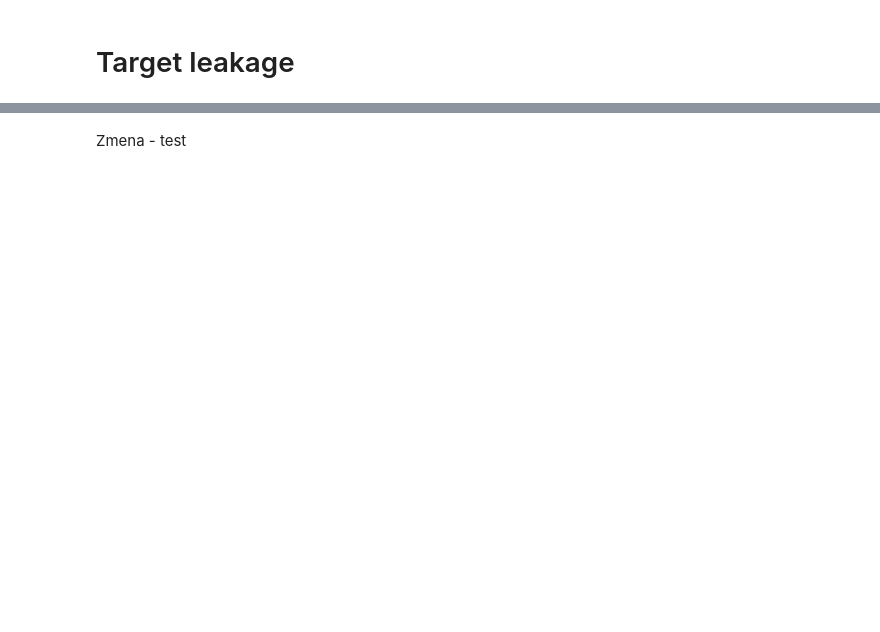
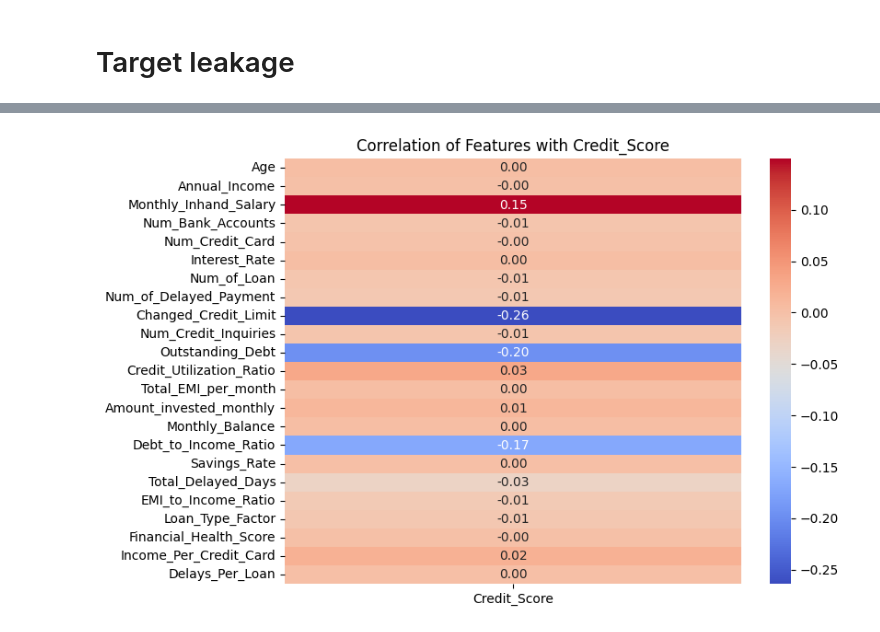
Before and after one commit to vkraus/bigdata_team7, a Jupyter notebook: Team7_Block3.ipynb, the cells around one changed output, grey strips where cells are left out. Drawn from its saved outputs; the diff is of its cells as text; code cells hidden in the pictures; blank space fills up the shorter version.

```diff
--- a/Team7_Block3.ipynb
+++ b/Team7_Block3.ipynb
@@ -174,6 +331,6 @@ numeric_columns = ["Age", "Annual_Income", "Monthly_Inhand_Salary",
 
 # Převod každého sloupce na číselný typ s ošetřením chybějících nebo neplatných hodnot
 for column in numeric_columns:
-    data = data.withColumn(column, col(column).cast("double"))
+    data = new_df_train.withColumn(column, col(column).cast("double"))
 
 data.show()
@@ -392,2 +710,60 @@ else:  # Handle categorical target variable
-# %% [markdown]
-Zmena - test
+# %%
+target_column = "Credit_Score"  # Replace with your target variable
+
+# 1. Correlation analysis (for numeric target)
+# Convert the column to a Pandas Series for type checking
+target_column_type = new_data.select(target_column).toPandas()[target_column].dtype
+
+# Check if the target column is numeric or object (string)
+if pd.api.types.is_numeric_dtype(target_column_type):
+    # Convert to Pandas DataFrame for correlation calculation
+    pandas_df = new_data[all_features + [target_column]].toPandas()
+    correlation_matrix = pandas_df.corr()
+
+    # Extract correlations with the target column
+    target_correlations = correlation_matrix[[target_column]].drop(index=target_column)
+
+    # Plot heatmap
+    plt.figure(figsize=(8, 6))
+    sns.heatmap(
+        target_correlations,
+        annot=True,
+        cmap="coolwarm",
+        fmt=".2f",
+        cbar=True,
+        yticklabels=target_correlations.index
+    )
+    plt.title(f"Correlation of Features with {target_column}")
+    plt.show()
+
+else:  # Handle categorical target variable
+    # Convert 'Credit_Score' to numerical representation
+    from pyspark.sql.functions import when
+
+    new_data = new_data.withColumn(
+        target_column,
+        when(col(target_column) == "Good", 1)
+        .when(col(target_column) == "Standard", 0)
+        .otherwise(None)  # Handle other categories if needed
+    )
+    # Now you can proceed with the correlation analysis using the updated 'new_data'
+    pandas_df = new_data[all_features + [target_column]].toPandas()
+    correlation_matrix = pandas_df.corr()
+
+    # Extract correlations with the target column
+    target_correlations = correlation_matrix[[target_column]].drop(index=target_column)
+
+    # Plot heatmap
+    plt.figure(figsize=(8, 6))
+    sns.heatmap(
+        target_correlations,
+        annot=True,
+        cmap="coolwarm",
+        fmt=".2f",
+        cbar=True,
+        yticklabels=target_correlations.index
+    )
+    plt.title(f"Correlation of Features with {target_column}")
+    plt.show()
+# %% [output]
+[figure, added]
```
Also changed, not shown: parts of 22 cells of this notebook.
